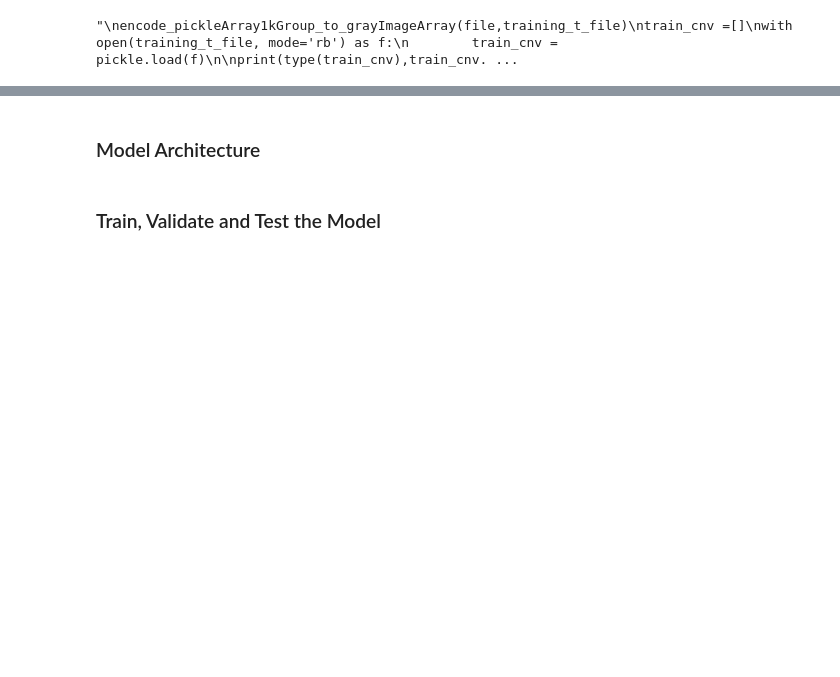
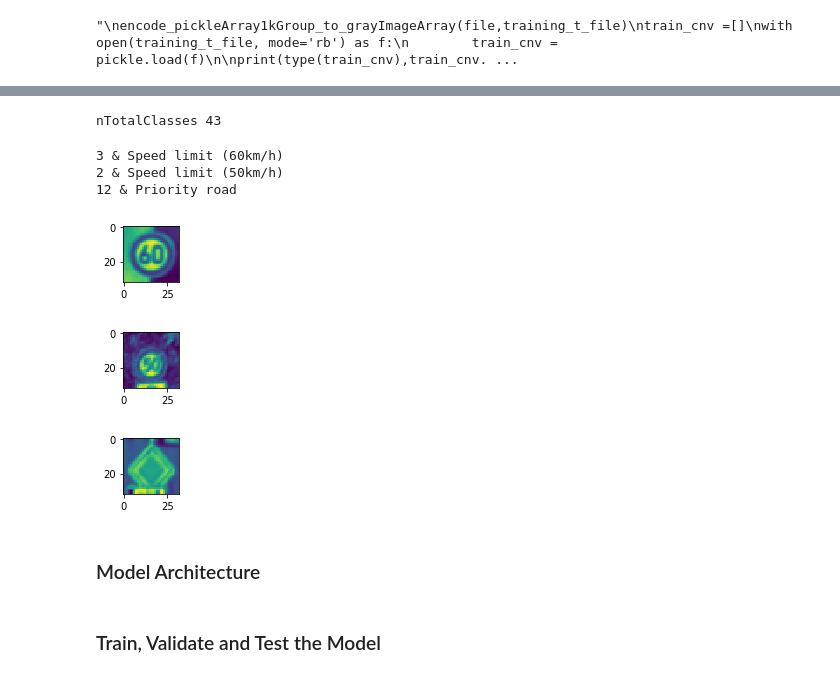
Before and after one commit to KSHIBA-HHQ/CarND-Traffic-Sign-Classifier-Project, a Jupyter notebook: Traffic_Sign_Classifier.ipynb, the cells around one changed output, grey strips where cells are left out. Drawn from its saved outputs; the diff is of its cells as text; code cells hidden in the pictures; blank space fills up the shorter version.

```diff
--- a/Traffic_Sign_Classifier.ipynb
+++ b/Traffic_Sign_Classifier.ipynb
@@ -639,2 +755,56 @@ plt.imshow(x_test[999].squeeze())
+# %%
+### Define your architecture here.
+### Feel free to use as many code cells as needed.
+global GX_train,Gy_train
+global GX_valid,Gy_valid
+global GX_test,Gy_test
+global nTotalClasses
+
+GX_train=x_train_plus
+Gy_train=y_train_plus
+
+#GX_train=x_train
+#Gy_train=y_train
+
+GX_valid=x_valid
+Gy_valid=y_valid
+
+GX_test=x_test
+Gy_test=y_test
+
+nTotalClasses= len(np.unique(Gy_test))    #label'num = class's num
+print('nTotalClasses',nTotalClasses)
+
+
+import tensorflow as tf
+
+EPOCHS = 20
+BATCH_SIZE = 128
+
+global learningrate
+learningrate=0.001
+
+global nDROP
+nDROP=[0, 0.9,0.8,0.5,0.5]
+#tf.nn.dropoutへの指定は残すネットワークの割合
+###Hinton氏の提案通り入力層他は0.8以上　全結合層を0.5としておく。
+# %% [output]
+nTotalClasses 43
+# %%
+from sklearn.utils import shuffle
+global GX_train, Gy_train
+GX_train, Gy_train = shuffle(GX_train, Gy_train)
+
+for i in range(3):
+    print(Gy_train[i*1000],'&',xlist[Gy_train[i*1000]][1])
+    plt.figure(figsize=(1,5))
+    plt.imshow(GX_train[i*1000].squeeze())
+# %% [output]
+3 & Speed limit (60km/h)
+2 & Speed limit (50km/h)
+12 & Priority road
+[figure, added]
+[figure, added]
+[figure, added]
 # %% [markdown]
 ### Model Architecture
```
Also changed, not shown: parts of 21 cells of this notebook.
